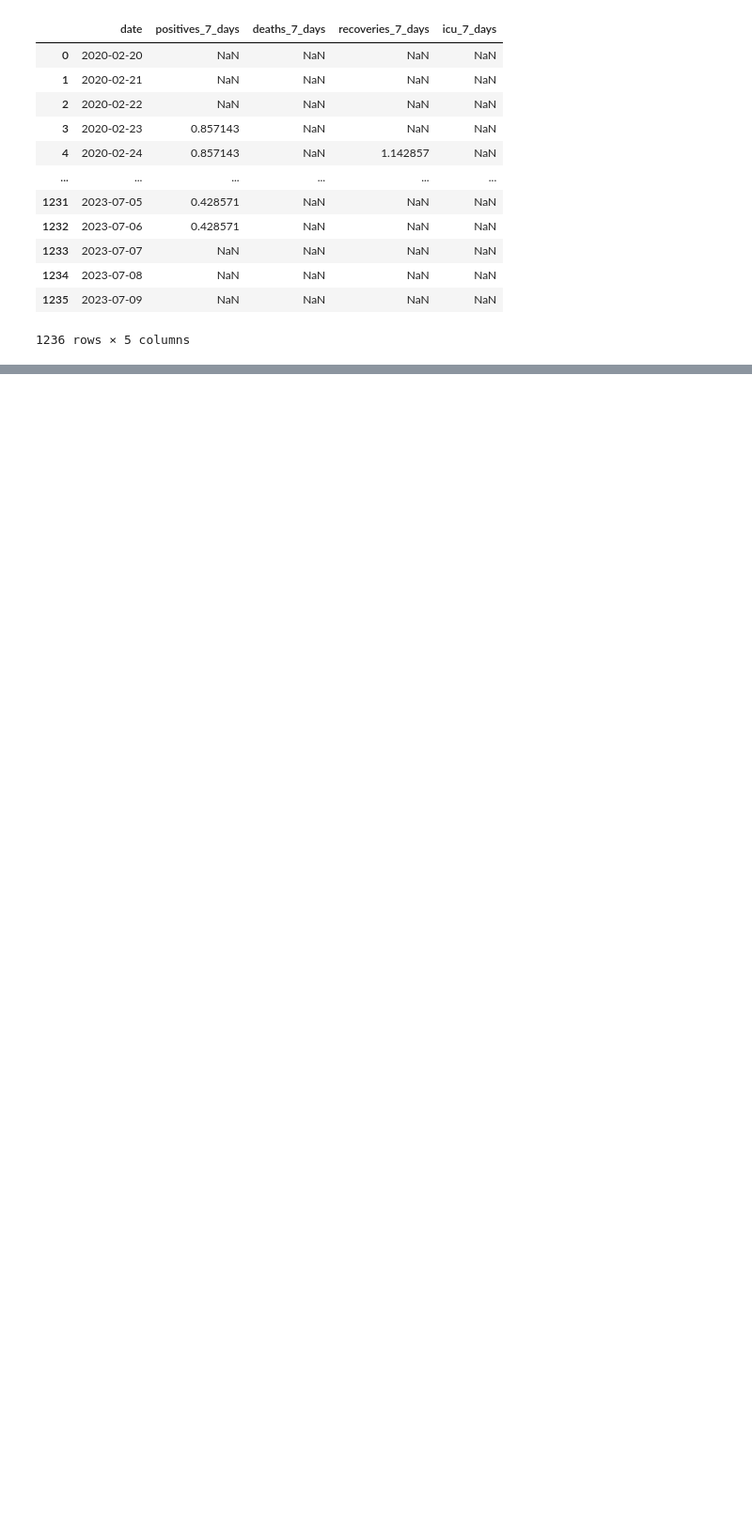
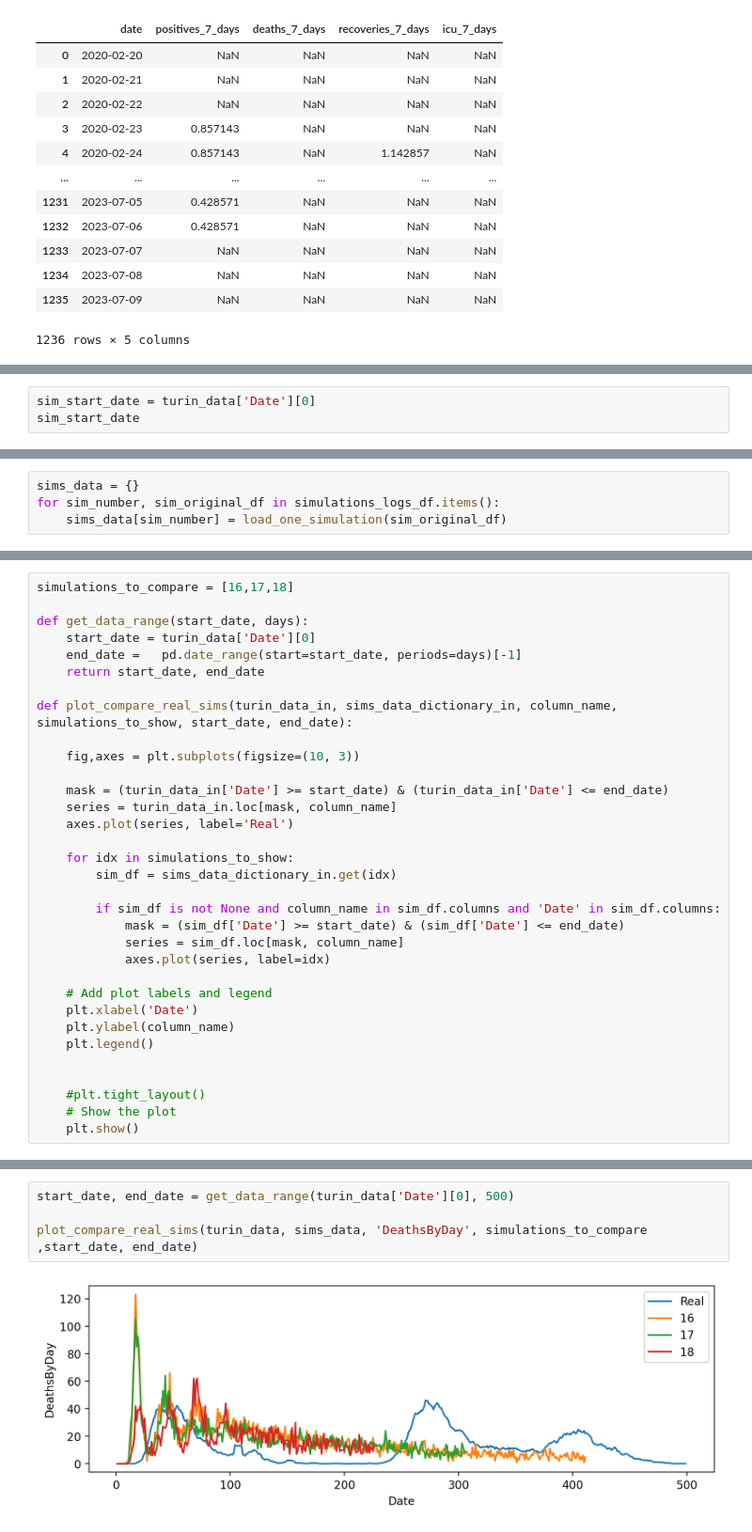
Before and after one commit to CGVGroup/abm-data-analysis, a Jupyter notebook: notebooks/abm-covid.ipynb, the cells around one changed output, grey strips where cells are left out. Shown at 94% size. Saved outputs shown, nothing was run; the diff lists cells and outputs as text; blank space fills up the shorter version.

Commit message:
generating plotting data + plotting deaths

```diff
--- a/notebooks/abm-covid.ipynb
+++ b/notebooks/abm-covid.ipynb
@@ -64,0 +144,3 @@ turin_real
+# %%
+sim_start_date = turin_data['Date'][0]
+sim_start_date
@@ -64,0 +180,4 @@ turin_real
+# %%
+sims_data = {}
+for sim_number, sim_original_df in simulations_logs_df.items():
+    sims_data[sim_number] = load_one_simulation(sim_original_df)
@@ -64,0 +186,33 @@ turin_real
+# %%
+simulations_to_compare = [16,17,18]
+
+def get_data_range(start_date, days):
+    start_date = turin_data['Date'][0]
+    end_date =   pd.date_range(start=start_date, periods=days)[-1]
+    return start_date, end_date
+
+def plot_compare_real_sims(turin_data_in, sims_data_dictionary_in, column_name, simulations_to_show, start_date, end_date):
+
+    fig,axes = plt.subplots(figsize=(10, 3))
+
+    mask = (turin_data_in['Date'] >= start_date) & (turin_data_in['Date'] <= end_date)
+    series = turin_data_in.loc[mask, column_name]
+    axes.plot(series, label='Real')
+
+    for idx in simulations_to_show:
+        sim_df = sims_data_dictionary_in.get(idx)
+
+        if sim_df is not None and column_name in sim_df.columns and 'Date' in sim_df.columns:
+            mask = (sim_df['Date'] >= start_date) & (sim_df['Date'] <= end_date)
+            series = sim_df.loc[mask, column_name]
+            axes.plot(series, label=idx)
+
+    # Add plot labels and legend
+    plt.xlabel('Date')
+    plt.ylabel(column_name)
+    plt.legend()
+
+
+    #plt.tight_layout()
+    # Show the plot
+    plt.show()
@@ -64,0 +221,6 @@ turin_real
+# %%
+start_date, end_date = get_data_range(turin_data['Date'][0], 500)
+
+plot_compare_real_sims(turin_data, sims_data, 'DeathsByDay', simulations_to_compare  ,start_date, end_date)
+# %% [output]
+[figure, added]
```
Also changed, not shown: parts of 17 cells of this notebook, 5 other files.
